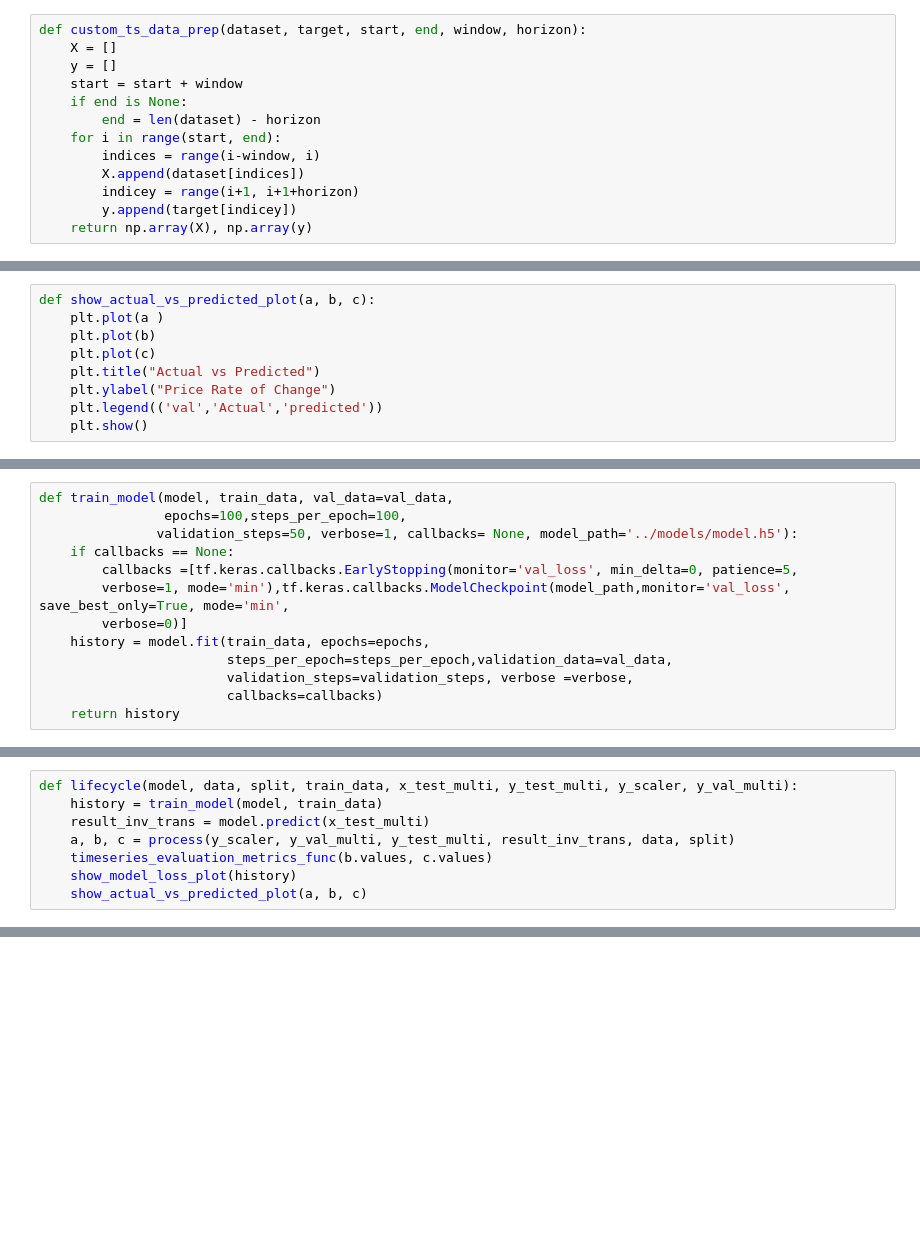
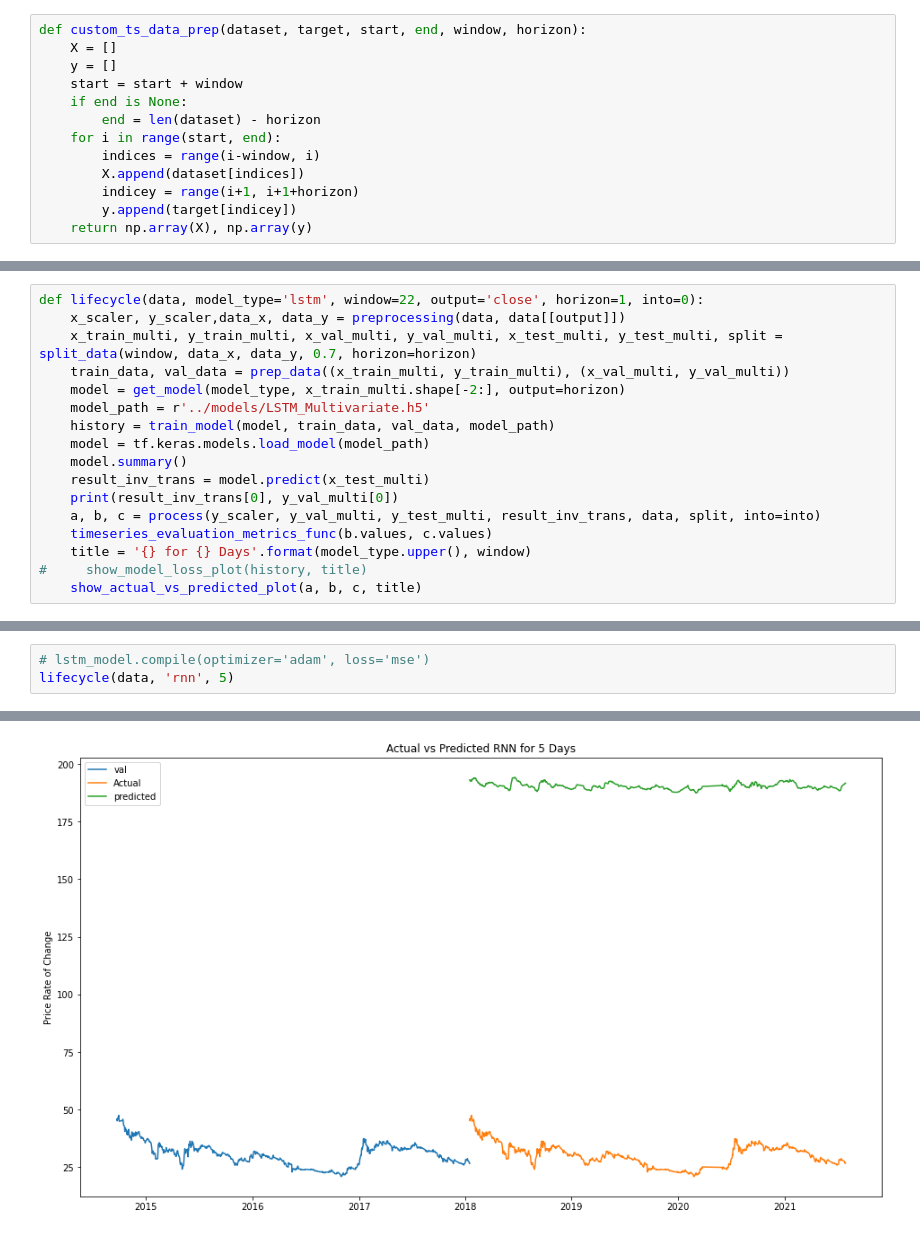
Before and after one commit to Mashfiqur-Rahman/stock-market-analysis-using-ml, a Jupyter notebook: notebooks/Deep Learning Algorithms.ipynb, the cells around one changed output, grey strips where cells are left out. Drawn from its saved outputs; the diff is of its cells as text; blank space fills up the shorter version.

```diff
--- a/notebooks/Deep Learning Algorithms.ipynb
+++ b/notebooks/Deep Learning Algorithms.ipynb
@@ -260,9 +175,0 @@ def process(scaler, y_val_multi,
-# %%
-def show_actual_vs_predicted_plot(a, b, c):
-    plt.plot(a )
-    plt.plot(b)
-    plt.plot(c)
-    plt.title("Actual vs Predicted")
-    plt.ylabel("Price Rate of Change")
-    plt.legend(('val','Actual','predicted'))
-    plt.show()
@@ -275,13 +175,0 @@ model_rnn.compile(optimizer='adam',loss='mse')
-# %%
-def train_model(model, train_data, val_data=val_data,
-                epochs=100,steps_per_epoch=100,
-               validation_steps=50, verbose=1, callbacks= None, model_path='../models/model.h5'):
-    if callbacks == None:
-        callbacks =[tf.keras.callbacks.EarlyStopping(monitor='val_loss', min_delta=0, patience=5,
-        verbose=1, mode='min'),tf.keras.callbacks.ModelCheckpoint(model_path,monitor='val_loss', save_best_only=True, mode='min',
-        verbose=0)]
-    history = model.fit(train_data, epochs=epochs,
-                        steps_per_epoch=steps_per_epoch,validation_data=val_data,
-                        validation_steps=validation_steps, verbose =verbose,
-                        callbacks=callbacks)
-    return history
@@ -301,8 +176,17 @@ Epoch 00005: early stopping
 # %%
-def lifecycle(model, data, split, train_data, x_test_multi, y_test_multi, y_scaler, y_val_multi):
-    history = train_model(model, train_data)
+def lifecycle(data, model_type='lstm', window=22, output='close', horizon=1, into=0):
+    x_scaler, y_scaler,data_x, data_y = preprocessing(data, data[[output]])
+    x_train_multi, y_train_multi, x_val_multi, y_val_multi, x_test_multi, y_test_multi, split = split_data(window, data_x, data_y, 0.7, horizon=horizon)
+    train_data, val_data = prep_data((x_train_multi, y_train_multi), (x_val_multi, y_val_multi))
+    model = get_model(model_type, x_train_multi.shape[-2:], output=horizon)
+    model_path = r'../models/LSTM_Multivariate.h5'
+    history = train_model(model, train_data, val_data, model_path)
+    model = tf.keras.models.load_model(model_path)
+    model.summary()
     result_inv_trans = model.predict(x_test_multi)
-    a, b, c = process(y_scaler, y_val_multi, y_test_multi, result_inv_trans, data, split)
+    print(result_inv_trans[0], y_val_multi[0])
+    a, b, c = process(y_scaler, y_val_multi, y_test_multi, result_inv_trans, data, split, into=into)
     timeseries_evaluation_metrics_func(b.values, c.values)
-    show_model_loss_plot(history)
-    show_actual_vs_predicted_plot(a, b, c)
+    title = '{} for {} Days'.format(model_type.upper(), window)
+#     show_model_loss_plot(history, title)
+    show_actual_vs_predicted_plot(a, b, c, title)
@@ -308,0 +225,4 @@ def lifecycle(model, data, split, train_data, x_test_multi, y_test_multi, y_scal
+# %%
+# lstm_model.compile(optimizer='adam', loss='mse')
+lifecycle(data, 'rnn', 5)
+# %% [output]
@@ -308,0 +246 @@ def lifecycle(model, data, split, train_data, x_test_multi, y_test_multi, y_scal
+[figure, added]
```
Also changed, not shown: parts of 27 cells of this notebook, 2 other files.
